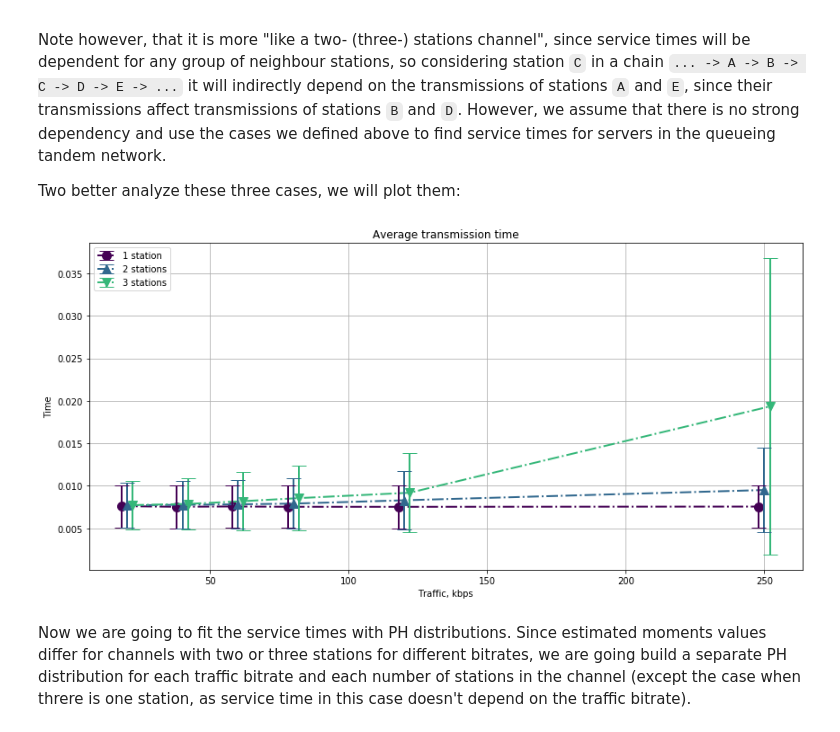
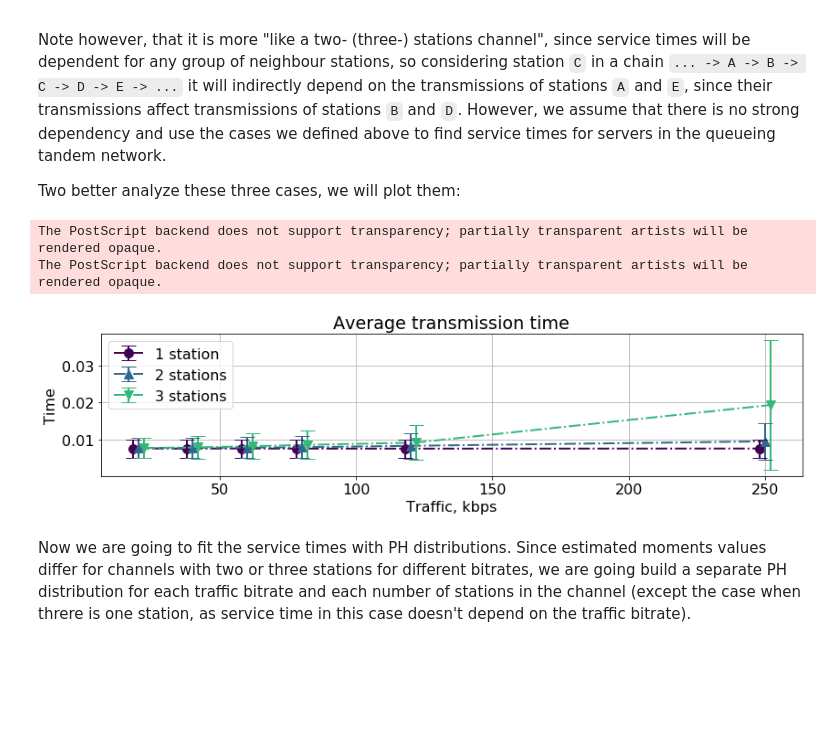
Before and after one commit to ipu69-papers/2019-icaap-queues-model, a Jupyter notebook: ICAAP2019 Experiment.ipynb, the cells around one changed output. Saved outputs shown, nothing was run; the diff lists cells and outputs as text; code cells hidden in the pictures; blank space fills up the shorter version.

```diff
--- a/ICAAP2019 Experiment.ipynb
+++ b/ICAAP2019 Experiment.ipynb
@@ -842,40 +863,43 @@ Note however, that it is more "like a two- (three-) stations channel", since ser
 
 Two better analyze these three cases, we will plot them:
 # %%
-fig = plt.figure(figsize=(12, 6))
+fig = plt.figure(figsize=(12, 3.5))
 
 ALL_LINESTYLES = ['-', '--', '-.', ':']
 
 for i, num_stations in enumerate([1, 2, 3]):
     records = [r for r in dcf_channel_sim if r.num_stations == num_stations]
     ox      = [int(traffic/1e3) + (i-1)*2 for traffic in DCF_TRAFFIC]
     records.sort(key=lambda r: r.traffic)
 
     stddevs  = [r.data.clients[0].service_time.std() for r in records]
     averages = [r.data.clients[0].service_time.mean() for r in records]
     errors   = [[min(e, a) for (e, a) in zip(stddevs, averages)], stddevs]
 
     marker = ALL_MARKERS[i % len(ALL_MARKERS)]
     color  = get_color(i / 3)
     linestyle = ALL_LINESTYLES[i % len(ALL_LINESTYLES)]
 
     _, capline, _ = plt.errorbar(
         ox, averages, yerr=errors,
         color=color, marker=marker, linewidth=2, markersize=10, linestyle='-.',
         elinewidth=2, barsabove=True, uplims=True, lolims=True,
         label=f'{num_stations} station{"s" if num_stations > 1 else ""}')
     for cline in capline:
         cline.set_marker('_')
         cline.set_markersize(16)
 
 plt.title('Average transmission time')
 plt.xlabel('Traffic, kbps')
 plt.ylabel('Time')
 plt.grid()
 plt.legend()
 plt.tight_layout()
+plt.savefig('images/dcf-avg-service-time-mean-std.eps')
 # %% [output]
+The PostScript backend does not support transparency; partially transparent artists will be rendered opaque.
+The PostScript backend does not support transparency; partially transparent artists will be rendered opaque.
-[figure, old version]
+[figure, new version]
 # %% [markdown]
 Now we are going to fit the service times with PH distributions. Since estimated moments values differ for channels with two or three stations for different bitrates, we are going build a separate PH distribution for each traffic bitrate and each number of stations in the channel (except the case when threre is one station, as service time in this case doesn't depend on the traffic bitrate).
 # %%
```
Also changed, not shown: parts of 11 cells of this notebook, 10 other files.
